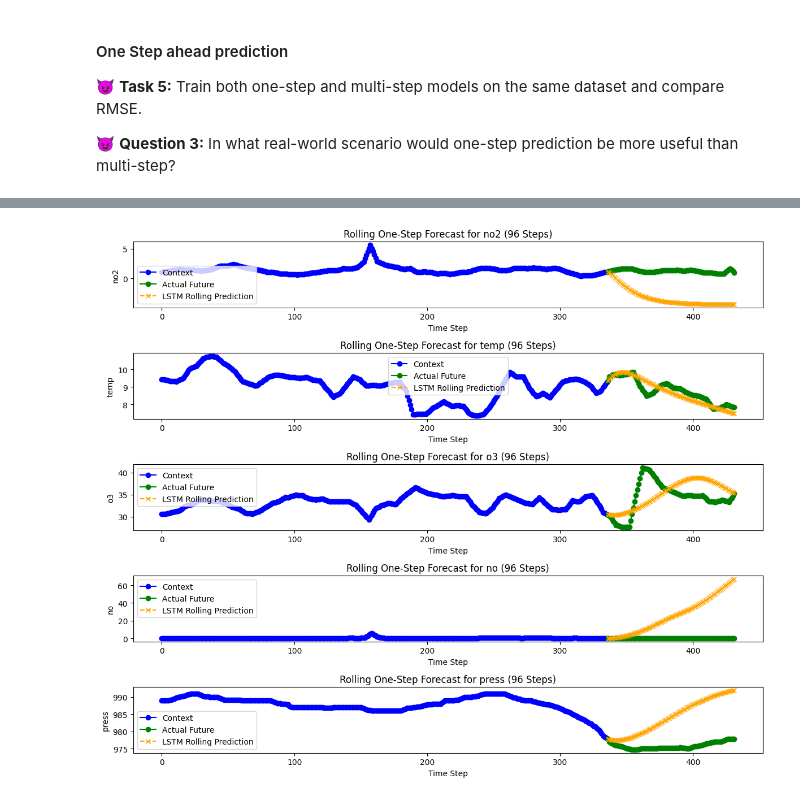
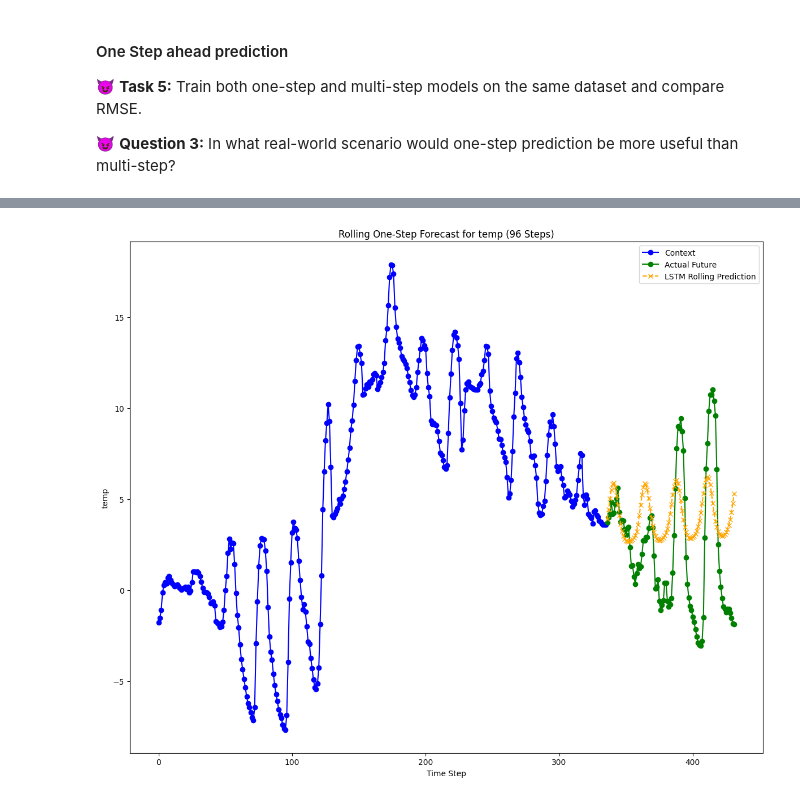
Before and after one commit to pvw98/homework1, a Jupyter notebook: time_series_forecasting/5_LSTM.ipynb, the cells around one changed output, grey strips where cells are left out. Drawn from its saved outputs; the diff is of its cells as text; code cells hidden in the pictures.

Commit message:
Simplified experiment to only temp variable, updated checkpoints TBD add multivariate

```diff
--- a/time_series_forecasting/5_LSTM.ipynb
+++ b/time_series_forecasting/5_LSTM.ipynb
@@ -59,10 +101,10 @@ lstm_epochs = 5
 lstm_batch_size = 16
 lstm_optim = 'adam'
 lstm_loss = 'mse'
-num_variables = len(variable_columns)
+num_variables = len(variable_column)
 # Reshape as a sanity check
-X_train_lstm = X_train.reshape((X_train.shape[0], X_train.shape[1], len(variable_columns)))
-X_test_lstm = X_test.reshape((X_test.shape[0], X_test.shape[1], len(variable_columns)))
+X_train_lstm = X_train.reshape((X_train.shape[0], X_train.shape[1], len(variable_column)))
+X_test_lstm = X_test.reshape((X_test.shape[0], X_test.shape[1], len(variable_column)))
 # %% [markdown]
 #### Multi Step ahead prediction
 
@@ -204,8 +208,8 @@ RMSE: 3.2015
 # %%
 plt.figure(figsize=(12, 10))
 
-for var_idx, col in enumerate(variable_columns):
-    plt.subplot(len(variable_columns), 1, var_idx + 1)
+for var_idx, col in enumerate(variable_column):
+    plt.subplot(len(variable_column), 1, var_idx + 1)
 
     # Extract data for the last sample
     context = X_test[-1, :, var_idx] * scaler_stats[col]['std'] + scaler_stats[col]['mean']
@@ -251,15 +255,15 @@ plt.show()
 😈 **Question 3:** In what real-world scenario would one-step prediction be more useful than multi-step?
 # %%
 ## checkpoint .zip can be loaded and unarchived from this url
-# https://drive.google.com/file/d/11_zb9YCUZRF_CifbrUhY67jyiXXsMbH3/view?usp=sharing
+# https://drive.google.com/drive/folders/11xQT7xvmA5Pj9VKck3C4wTOEUvX2gnIJ?usp=drive_link
 checkpoint_dir = "./checkpoint/lstm_one_step_checkpoints_96"
 os.makedirs(checkpoint_dir, exist_ok=True)
 
 training_histories = {}
 lstm_models = {}
 
-for var_idx, col in enumerate(variable_columns):
-    print(f"\nTraining LSTM for variable {var_idx + 1}/{len(variable_columns)}: {col}")
+for var_idx, col in enumerate(variable_column):
+    print(f"\nTraining LSTM for variable {var_idx + 1}/{len(variable_column)}: {col}")
 
     X_train_single = X_train_lstm[:, :, var_idx]
     y_train_single = y_train[:, 0, var_idx]
@@ -296,17 +300,17 @@ for var_idx, col in enumerate(variable_columns):
         training_histories[col] = training.history
 
     lstm_models[col] = lstm_model
-lstm_predictions = np.zeros((y_test.shape[0], len(variable_columns)))
-y_test_actual = np.zeros((y_test.shape[0], len(variable_columns)))
+lstm_predictions = np.zeros((y_test.shape[0], len(variable_column)))
+y_test_actual = np.zeros((y_test.shape[0], len(variable_column)))
 
-# scaler_stats = {col: {'mean': dataframes[col].mean(), 'std': dataframes[col].std()} for col in variable_columns}
-data_raw = pd.read_csv(r"/content/raw_data.csv",
+# scaler_stats = {col: {'mean': dataframes[col].mean(), 'std': dataframes[col].std()} for col in variable_column}
+data_raw = pd.read_csv(r"./content/timeseries_data/raw_data.csv",
     parse_dates=["datetime"],
 )
-scaler_stats = {col: {'mean': data_raw[col].mean(), 'std': data_raw[col].std()} for col in variable_columns}
+scaler_stats = {col: {'mean': data_raw[col].mean(), 'std': data_raw[col].std()} for col in variable_column}
 
 # Predict
-for var_idx, col in enumerate(variable_columns):
+for var_idx, col in enumerate(variable_column):
     print(f"Predicting for {col}...")
 
     X_test_single = X_test_lstm[:, :, var_idx]
@@ -384,11 +347,11 @@ RMSE: 0.1040
 # %%
-lstm_rolling_predictions = np.zeros((prediction_horizon, len(variable_columns)))
-y_test_actual = np.zeros((prediction_horizon, len(variable_columns)))
+lstm_rolling_predictions = np.zeros((prediction_horizon, len(variable_column)))
+y_test_actual = np.zeros((prediction_horizon, len(variable_column)))
 
 # Select the last sample from the test set
 X_test_single = X_test_lstm[-1]
 
-for var_idx, col in enumerate(variable_columns):
+for var_idx, col in enumerate(variable_column):
     X_test_var = X_test_single[:, var_idx].reshape(1, context_window, 1)
 
     for step in range(prediction_horizon):
@@ -431,29 +394,29 @@ for var_idx, col in enumerate(variable_columns):
 # %%
 # Plot Rolling One-Step-Ahead Forecast for All Variables (for the last sample)
 plt.figure(figsize=(12, 10))
 
-for var_idx, col in enumerate(variable_columns):
-    plt.subplot(len(variable_columns), 1, var_idx + 1)
+for var_idx, col in enumerate(variable_column):
+    plt.subplot(len(variable_column), 1, var_idx + 1)
 
     context = X_test_lstm[-1, :, var_idx] * scaler_stats[col]['std'] + scaler_stats[col]['mean']
     actual_future = y_test_actual[:, var_idx] #actual and pred denormalized in prev cell
     predicted_future = lstm_rolling_predictions[:, var_idx] #actual and pred denormalized in prev cell
 
     # Plot context window
     plt.plot(range(context_window), context, label="Context", color="blue", marker="o")
 
     plt.plot(range(context_window, context_window + prediction_horizon), actual_future,
              label="Actual Future", color="green", marker="o")
 
     plt.plot(range(context_window, context_window + prediction_horizon), predicted_future,
              label="LSTM Rolling Prediction", color="orange", linestyle="--", marker="x")
 
     plt.title(f"Rolling One-Step Forecast for {col} ({prediction_horizon} Steps)")
     plt.xlabel("Time Step")
     plt.ylabel(col)
     plt.legend()
 
 plt.tight_layout()
 plt.show()
 # %% [output]
-[figure, old version]
+[figure, new version]
```
Also changed, not shown: parts of 12 cells of this notebook, 6 other files.
